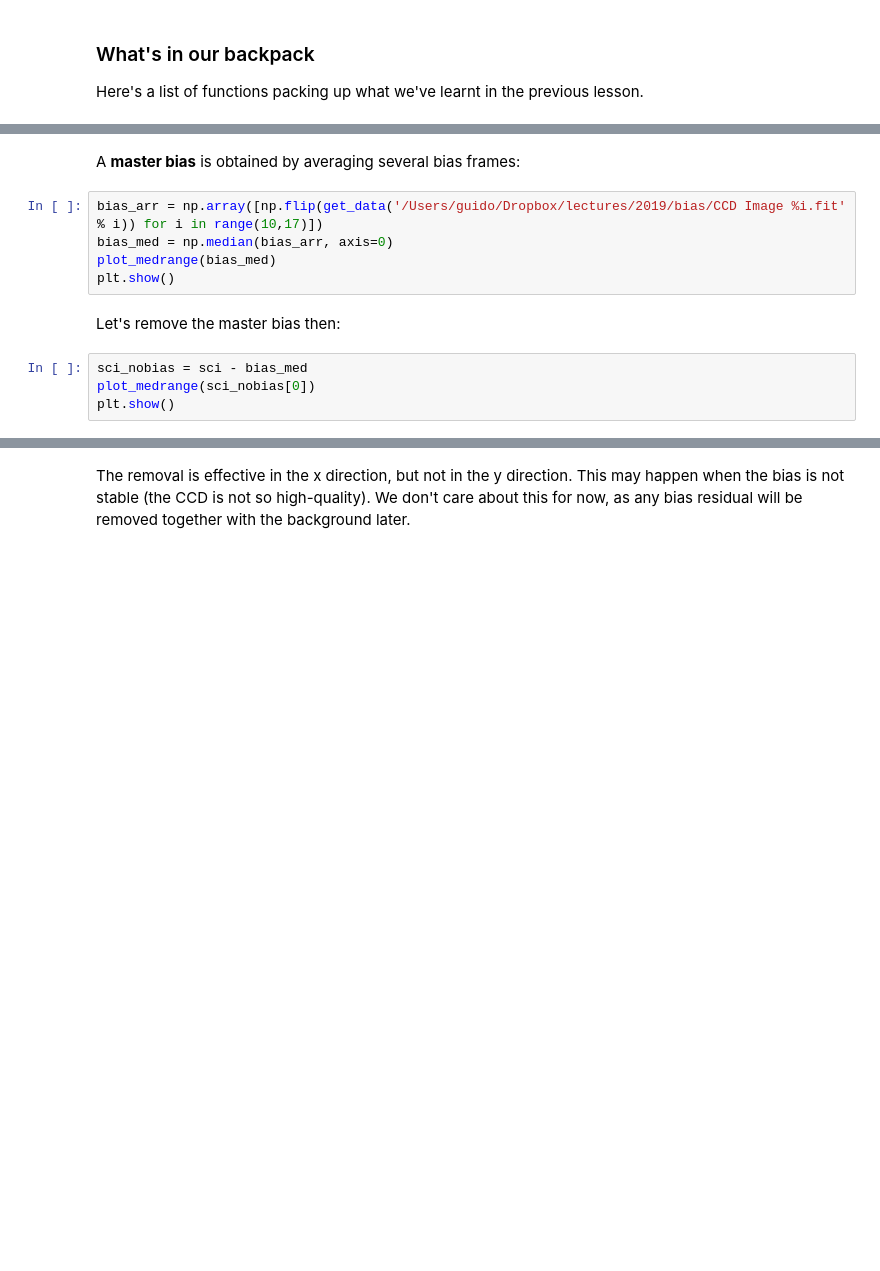
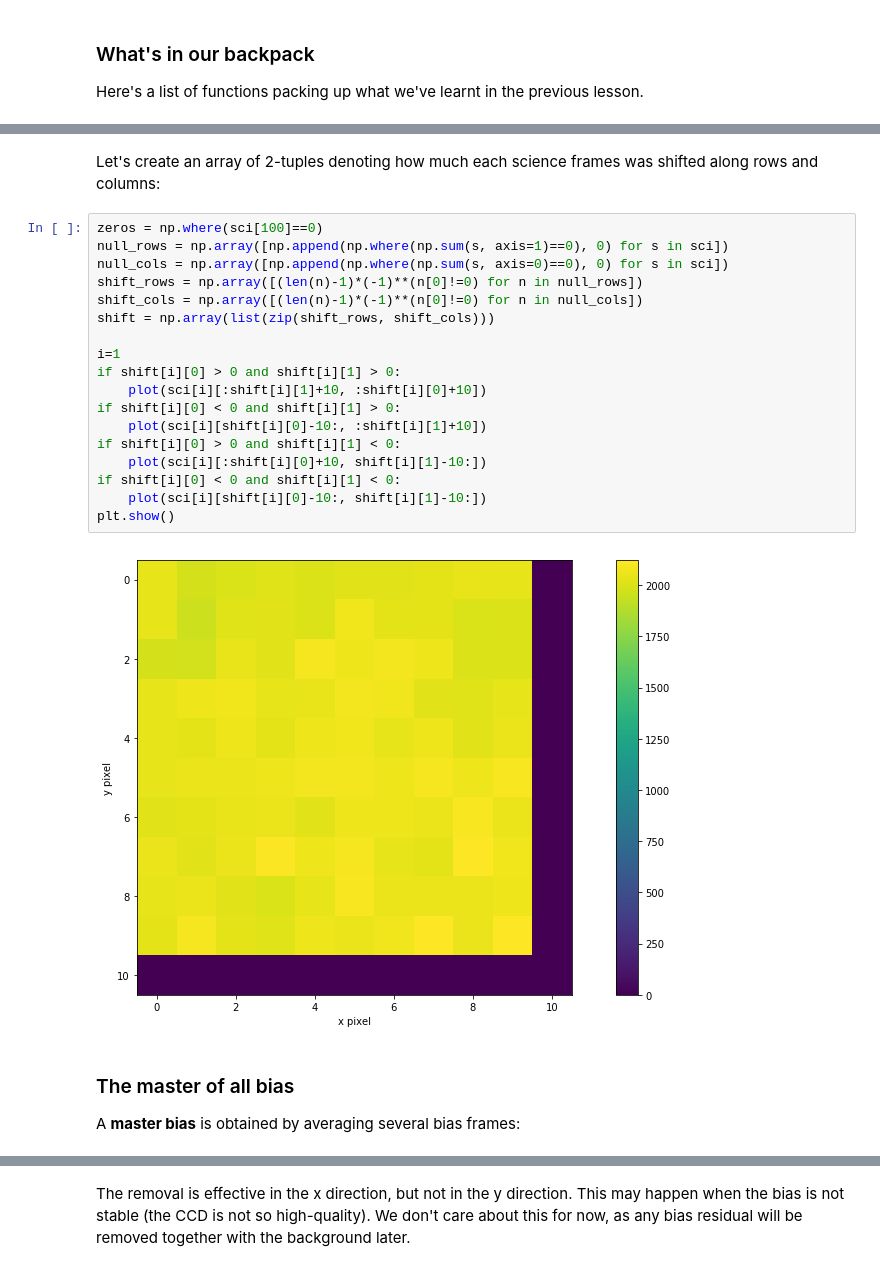
Before and after one commit to gcupani/lectures, a Jupyter notebook: image_reduction_analysis.ipynb, the cells around one changed output, grey strips where cells are left out. Cells and saved outputs as stored; diff of their text form; blank space fills up the shorter version.

```diff
--- a/image_reduction_analysis.ipynb
+++ b/image_reduction_analysis.ipynb
@@ -84,13 +110,26 @@ plt.show()
+# %% [markdown]
+Let's create an array of 2-tuples denoting how much each science frames was shifted along rows and columns:
+# %%
+zeros = np.where(sci[100]==0)
+null_rows = np.array([np.append(np.where(np.sum(s, axis=1)==0), 0) for s in sci])
+null_cols = np.array([np.append(np.where(np.sum(s, axis=0)==0), 0) for s in sci])
+shift_rows = np.array([(len(n)-1)*(-1)**(n[0]!=0) for n in null_rows])
+shift_cols = np.array([(len(n)-1)*(-1)**(n[0]!=0) for n in null_cols])
+shift = np.array(list(zip(shift_rows, shift_cols)))
+
+i=1
+if shift[i][0] > 0 and shift[i][1] > 0:
+    plot(sci[i][:shift[i][1]+10, :shift[i][0]+10])
+if shift[i][0] < 0 and shift[i][1] > 0:
+    plot(sci[i][shift[i][0]-10:, :shift[i][1]+10])
+if shift[i][0] > 0 and shift[i][1] < 0:
+    plot(sci[i][:shift[i][0]+10, shift[i][1]-10:])
+if shift[i][0] < 0 and shift[i][1] < 0:
+    plot(sci[i][shift[i][0]-10:, shift[i][1]-10:])
+plt.show()
+# %% [output]
+[figure, added]
 # %% [markdown]
+### The master of all bias
+
 A **master bias** is obtained by averaging several bias frames:
-# %%
-bias_arr = np.array([np.flip(get_data('/Users/guido/Dropbox/lectures/2019/bias/CCD Image %i.fit' % i)) for i in range(10,17)])
-bias_med = np.median(bias_arr, axis=0)
-plot_medrange(bias_med)
-plt.show()
-# %% [markdown]
-Let's remove the master bias then:
-# %%
-sci_nobias = sci - bias_med
-plot_medrange(sci_nobias[0])
-plt.show()
```
Also changed, not shown: parts of 51 cells of this notebook.
